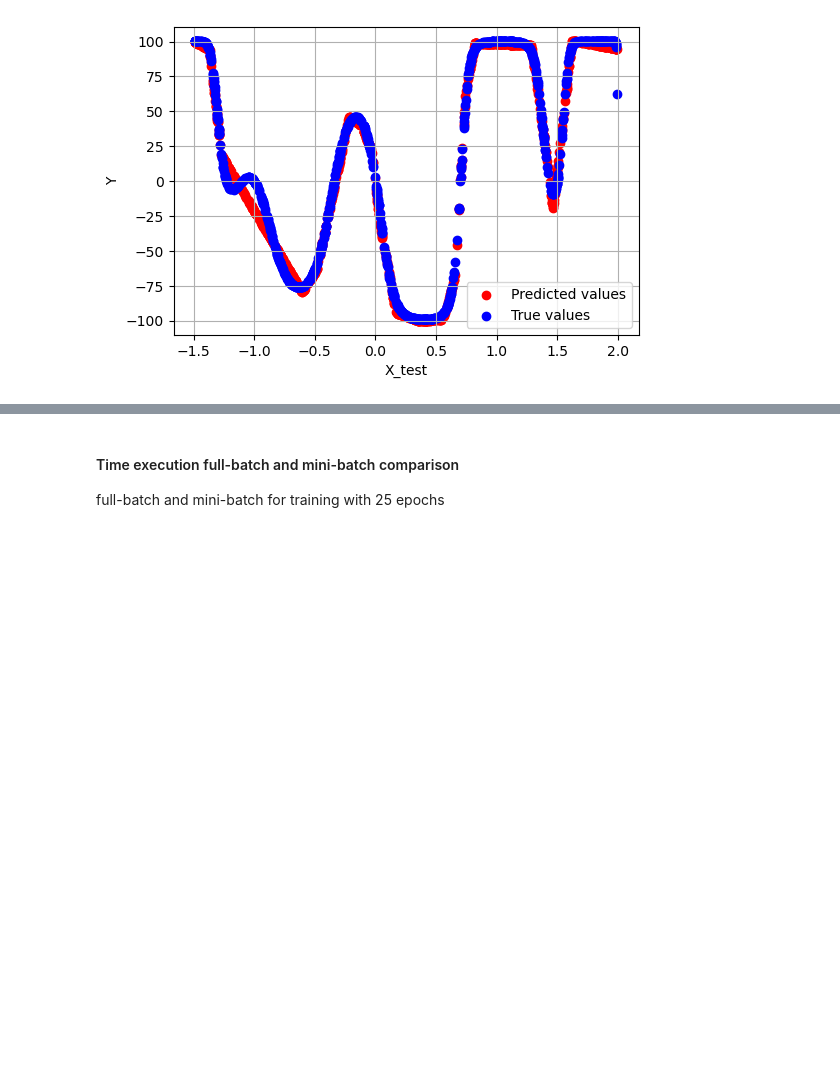
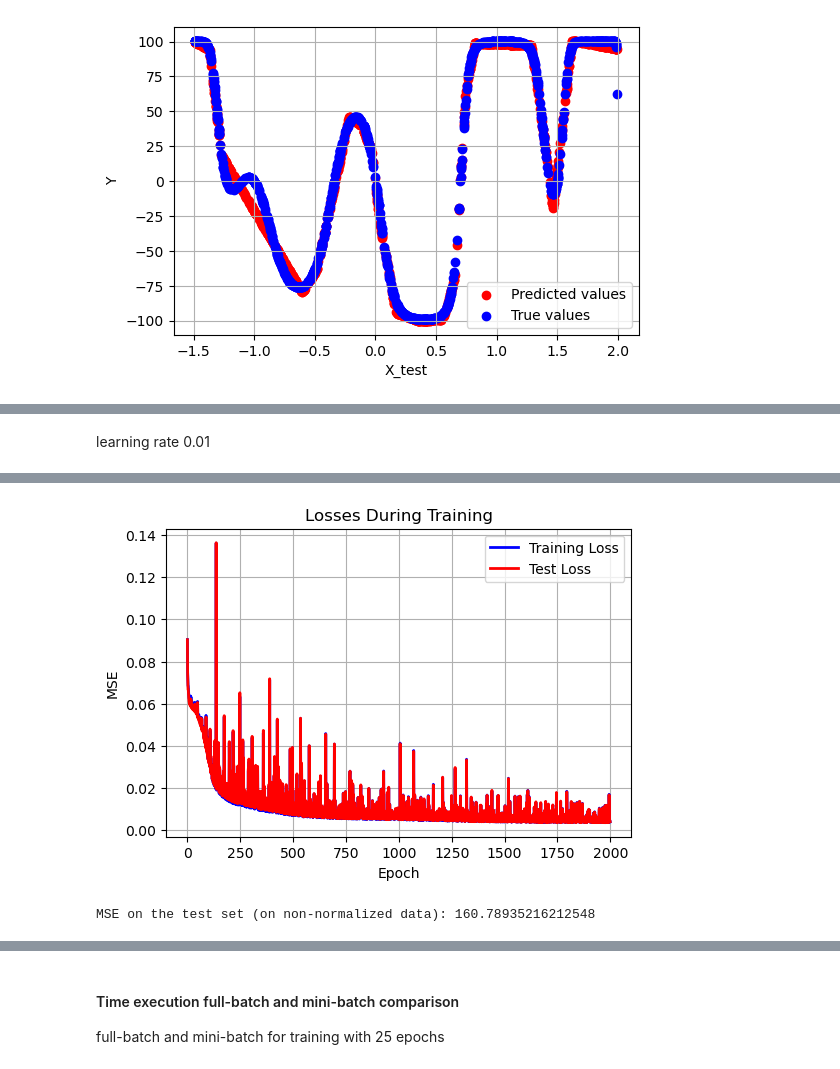
Before and after one commit to sienkozuzanna/miowad, a Jupyter notebook: NeuralNetworks/nn2.ipynb, the cells around one changed output, grey strips where cells are left out. Cells and saved outputs as stored; diff of their text form; code cells hidden in the pictures; blank space fills up the shorter version.

```diff
--- a/NeuralNetworks/nn2.ipynb
+++ b/NeuralNetworks/nn2.ipynb
@@ -236,0 +279,9 @@ plot_fitted_vs_actual(X_test_multimodal_large, Y_test_multimodal_large, Y_pred_d
+# %% [markdown]
+learning rate 0.01
+# %%
+nn_multimodal_large = NeuralNetwork(task="regression", layers=[1, 10, 10, 10, 1], activation='relu',weights_initialize='He')
+nn_multimodal_large.train(X_train_multimodal_large_normalized, Y_train_multimodal_large_normalized,
+                          X_test_multimodal_large_normalized, Y_test_multimodal_large_normalized,
+                          batch_size=32, epochs=2000, learning_rate=0.01,
+                           verbose=True, verbose_interval=100, weights_visualization_interval=500)
+# %% [output]
@@ -236,0 +308,7 @@ plot_fitted_vs_actual(X_test_multimodal_large, Y_test_multimodal_large, Y_pred_d
+[figure, added]
+# %%
+Y_pred_denorm=normalizer_multimodal_large.denormalize_Y(nn_multimodal_large.predict(X_test_multimodal_large_normalized))
+mse_test = np.mean((Y_pred_denorm - Y_test_multimodal_large) ** 2)
+print(f"MSE on the test set (on non-normalized data): {mse_test}")
+# %% [output]
+MSE on the test set (on non-normalized data): 160.78935216212548
```
Also changed, not shown: parts of 11 cells of this notebook.
